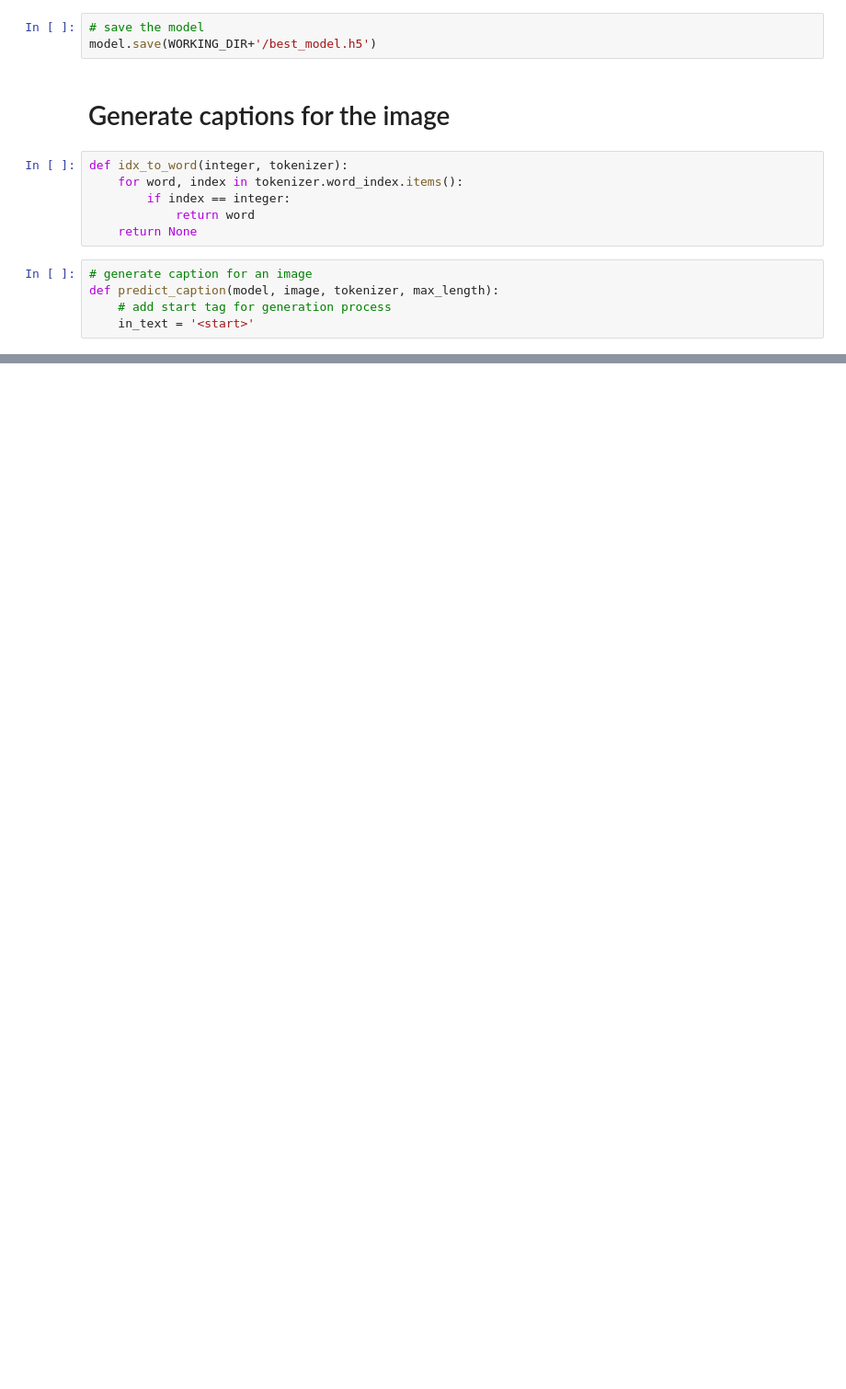
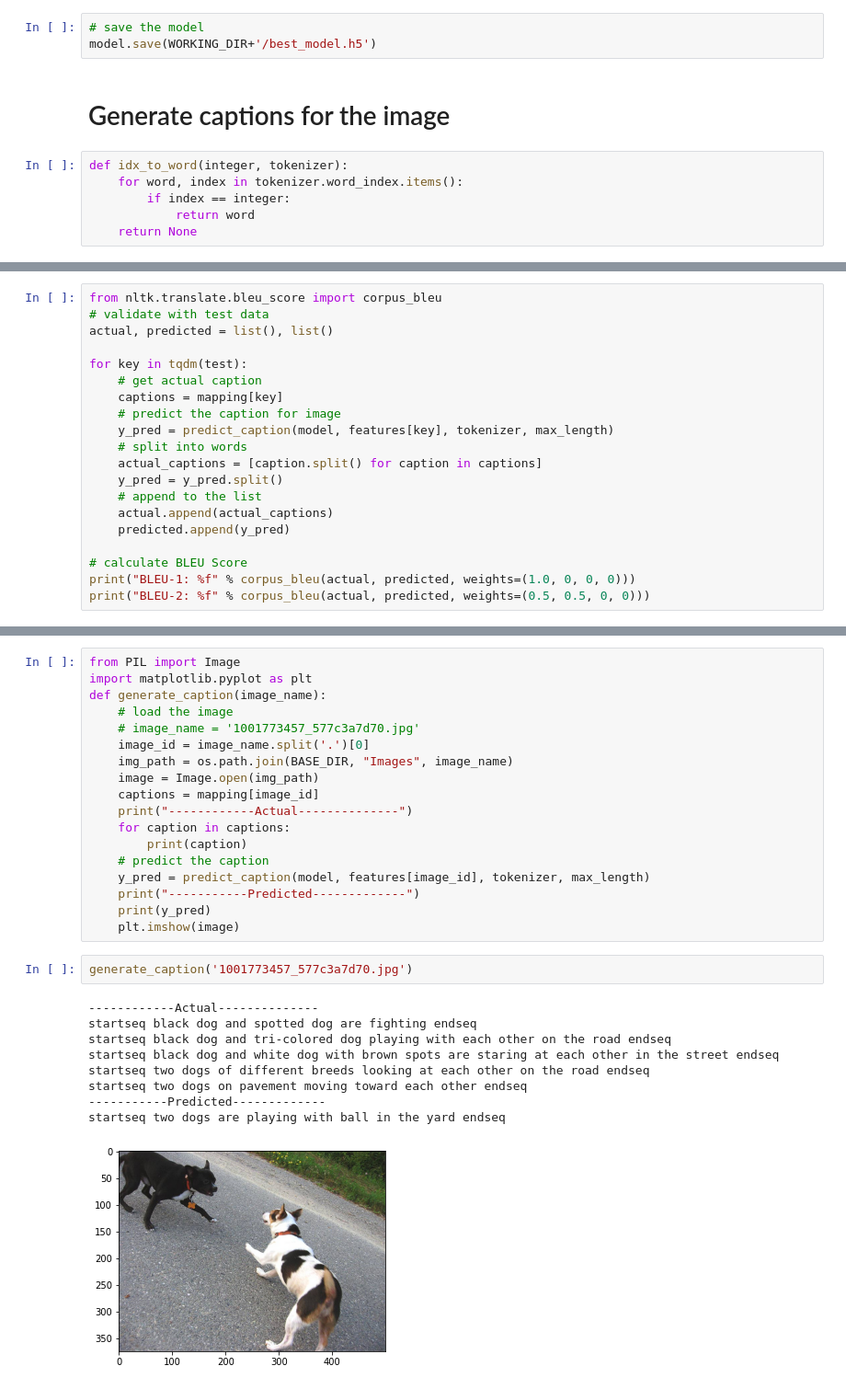
Before and after one commit to rahulraheja49/flickr8k, a Jupyter notebook: notebook88399f2541.ipynb, the cells around one changed output, grey strips where cells are left out. Shown: that part at 92% size. Saved outputs shown, nothing was run; the diff lists cells and outputs as text; blank space fills up the shorter version.

```diff
--- a/notebook88399f2541.ipynb
+++ b/notebook88399f2541.ipynb
@@ -192,8 +277,3 @@ def idx_to_word(integer, tokenizer):
         if index == integer:
             return word
     return None
-# %%
-# generate caption for an image
-def predict_caption(model, image, tokenizer, max_length):
-    # add start tag for generation process
-    in_text = '<start>'
@@ -199,0 +306,20 @@ def predict_caption(model, image, tokenizer, max_length):
+# %%
+from nltk.translate.bleu_score import corpus_bleu
+# validate with test data
+actual, predicted = list(), list()
+
+for key in tqdm(test):
+    # get actual caption
+    captions = mapping[key]
+    # predict the caption for image
+    y_pred = predict_caption(model, features[key], tokenizer, max_length)
+    # split into words
+    actual_captions = [caption.split() for caption in captions]
+    y_pred = y_pred.split()
+    # append to the list
+    actual.append(actual_captions)
+    predicted.append(y_pred)
+
+# calculate BLEU Score
+print("BLEU-1: %f" % corpus_bleu(actual, predicted, weights=(1.0, 0, 0, 0)))
+print("BLEU-2: %f" % corpus_bleu(actual, predicted, weights=(0.5, 0.5, 0, 0)))
@@ -199,0 +331,30 @@ def predict_caption(model, image, tokenizer, max_length):
+# %%
+from PIL import Image
+import matplotlib.pyplot as plt
+def generate_caption(image_name):
+    # load the image
+    # image_name = '1001773457_577c3a7d70.jpg'
+    image_id = image_name.split('.')[0]
+    img_path = os.path.join(BASE_DIR, "Images", image_name)
+    image = Image.open(img_path)
+    captions = mapping[image_id]
+    print("------------Actual--------------")
+    for caption in captions:
+        print(caption)
+    # predict the caption
+    y_pred = predict_caption(model, features[image_id], tokenizer, max_length)
+    print("-----------Predicted-------------")
+    print(y_pred)
+    plt.imshow(image)
+# %%
+generate_caption('1001773457_577c3a7d70.jpg')
+# %% [output]
+------------Actual--------------
+startseq black dog and spotted dog are fighting endseq
+startseq black dog and tri-colored dog playing with each other on the road endseq
+startseq black dog and white dog with brown spots are staring at each other in the street endseq
+startseq two dogs of different breeds looking at each other on the road endseq
+startseq two dogs on pavement moving toward each other endseq
+-----------Predicted-------------
+startseq two dogs are playing with ball in the yard endseq
+[figure, added]
```
Also changed, not shown: parts of 16 cells of this notebook.
